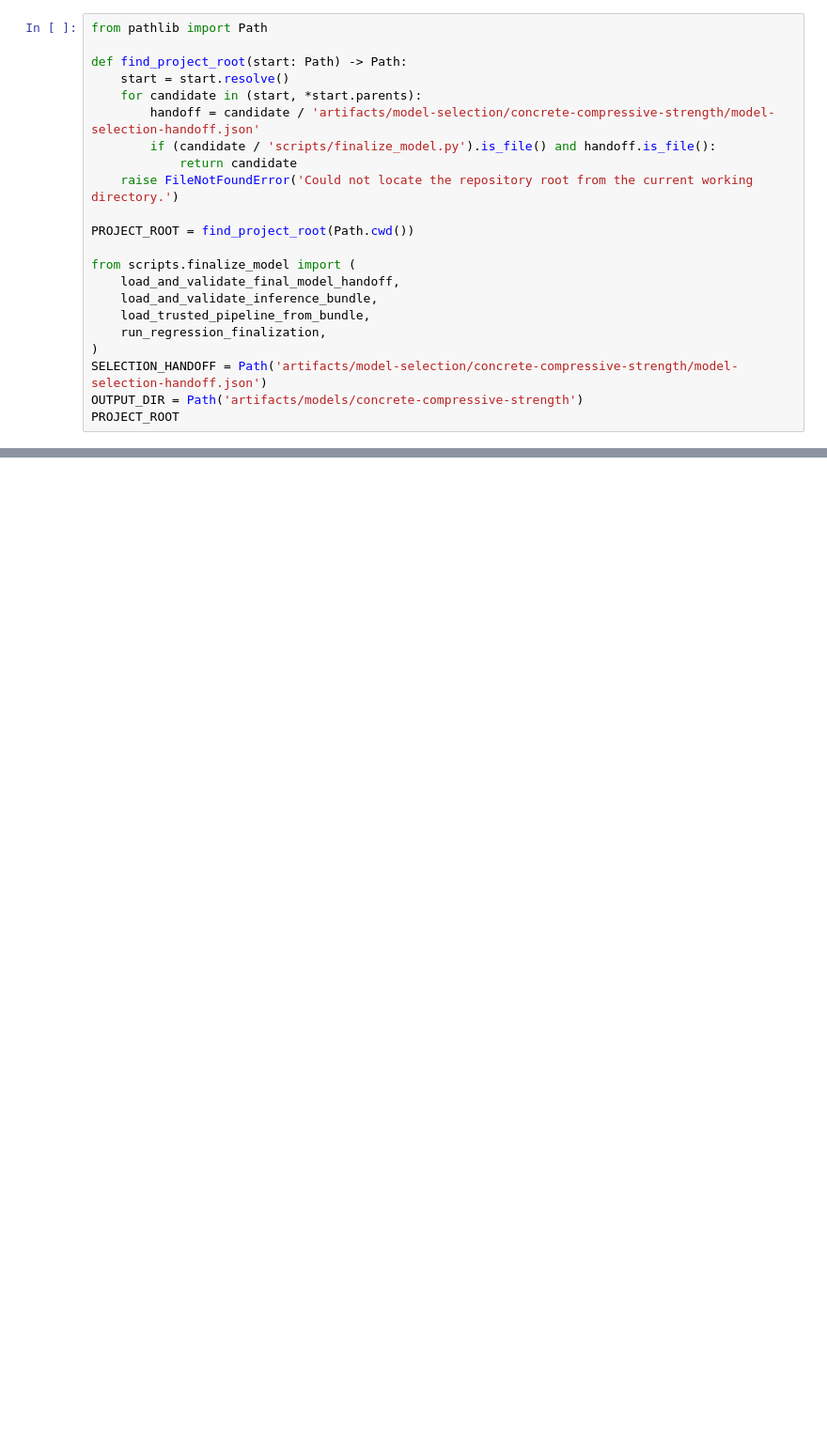
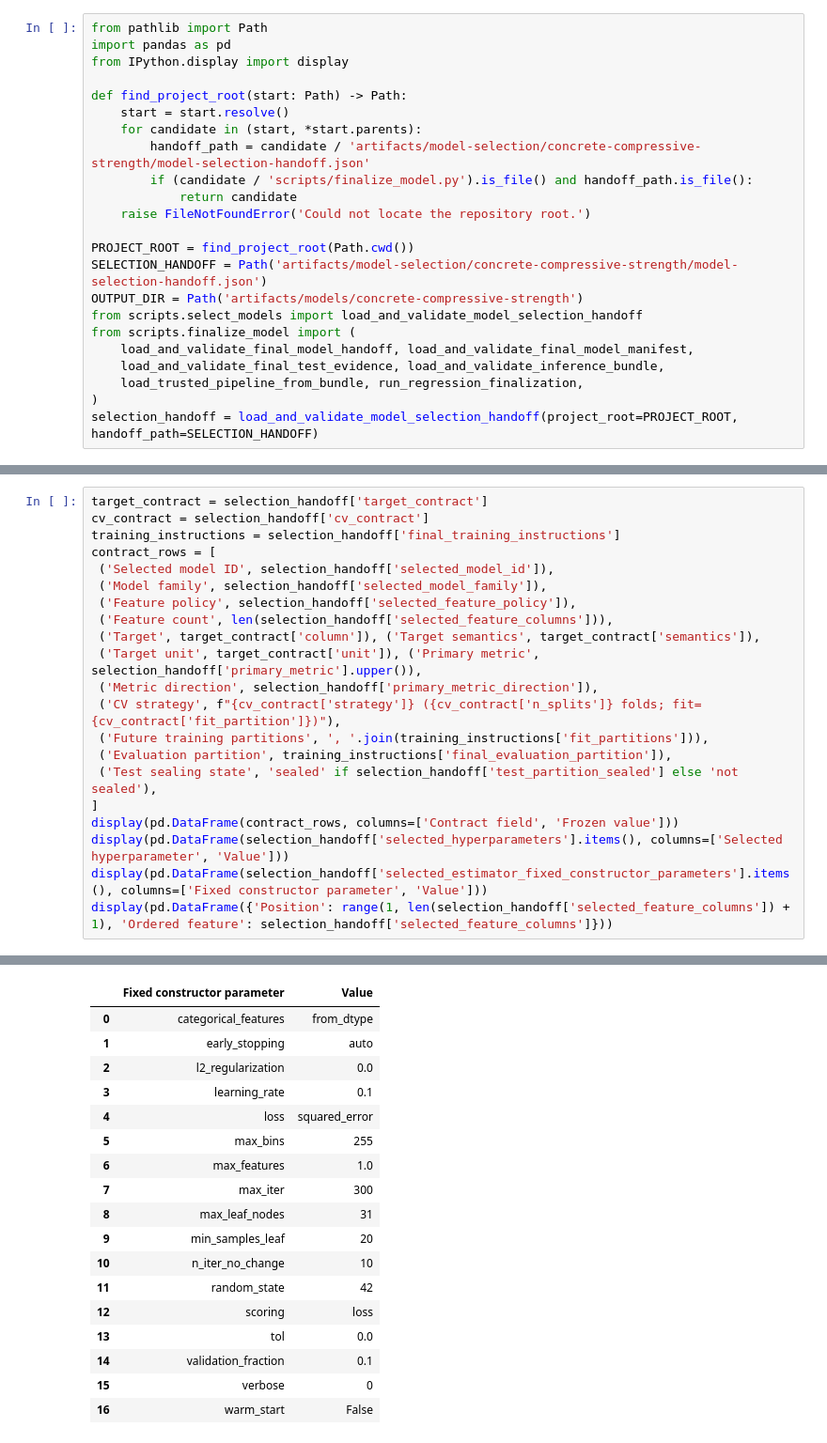
Before and after one commit to FabioAguiar/dataset-study-concrete-compressives-strength, a Jupyter notebook: notebooks/04_final_model_and_bundle.ipynb, the cells around one changed output, grey strips where cells are left out. Shown at 94% size. Cells and saved outputs as stored; diff of their text form; blank space fills up the shorter version.

Commit message:
docs(notebook): enrich continuous regression finalization presentation

```diff
--- a/notebooks/04_final_model_and_bundle.ipynb
+++ b/notebooks/04_final_model_and_bundle.ipynb
@@ -7,22 +7,23 @@ This notebook consumes only the persisted `model-selection-handoff.v3` and enfor
 # %%
 from pathlib import Path
+import pandas as pd
+from IPython.display import display
 
 def find_project_root(start: Path) -> Path:
     start = start.resolve()
     for candidate in (start, *start.parents):
-        handoff = candidate / 'artifacts/model-selection/concrete-compressive-strength/model-selection-handoff.json'
-        if (candidate / 'scripts/finalize_model.py').is_file() and handoff.is_file():
+        handoff_path = candidate / 'artifacts/model-selection/concrete-compressive-strength/model-selection-handoff.json'
+        if (candidate / 'scripts/finalize_model.py').is_file() and handoff_path.is_file():
             return candidate
-    raise FileNotFoundError('Could not locate the repository root from the current working directory.')
+    raise FileNotFoundError('Could not locate the repository root.')
 
 PROJECT_ROOT = find_project_root(Path.cwd())
-
-from scripts.finalize_model import (
-    load_and_validate_final_model_handoff,
-    load_and_validate_inference_bundle,
-    load_trusted_pipeline_from_bundle,
-    run_regression_finalization,
-)
 SELECTION_HANDOFF = Path('artifacts/model-selection/concrete-compressive-strength/model-selection-handoff.json')
 OUTPUT_DIR = Path('artifacts/models/concrete-compressive-strength')
-PROJECT_ROOT
+from scripts.select_models import load_and_validate_model_selection_handoff
+from scripts.finalize_model import (
+    load_and_validate_final_model_handoff, load_and_validate_final_model_manifest,
+    load_and_validate_final_test_evidence, load_and_validate_inference_bundle,
+    load_trusted_pipeline_from_bundle, run_regression_finalization,
+)
+selection_handoff = load_and_validate_model_selection_handoff(project_root=PROJECT_ROOT, handoff_path=SELECTION_HANDOFF)
@@ -73,0 +34,22 @@ The same public loaders are used by a separate validation process; SHA verificat
+# %%
+target_contract = selection_handoff['target_contract']
+cv_contract = selection_handoff['cv_contract']
+training_instructions = selection_handoff['final_training_instructions']
+contract_rows = [
+ ('Selected model ID', selection_handoff['selected_model_id']),
+ ('Model family', selection_handoff['selected_model_family']),
+ ('Feature policy', selection_handoff['selected_feature_policy']),
+ ('Feature count', len(selection_handoff['selected_feature_columns'])),
+ ('Target', target_contract['column']), ('Target semantics', target_contract['semantics']),
+ ('Target unit', target_contract['unit']), ('Primary metric', selection_handoff['primary_metric'].upper()),
+ ('Metric direction', selection_handoff['primary_metric_direction']),
+ ('CV strategy', f"{cv_contract['strategy']} ({cv_contract['n_splits']} folds; fit={cv_contract['fit_partition']})"),
+ ('Future training partitions', ', '.join(training_instructions['fit_partitions'])),
+ ('Evaluation partition', training_instructions['final_evaluation_partition']),
+ ('Test sealing state', 'sealed' if selection_handoff['test_partition_sealed'] else 'not sealed'),
+]
+display(pd.DataFrame(contract_rows, columns=['Contract field', 'Frozen value']))
+display(pd.DataFrame(selection_handoff['selected_hyperparameters'].items(), columns=['Selected hyperparameter', 'Value']))
+display(pd.DataFrame(selection_handoff['selected_estimator_fixed_constructor_parameters'].items(), columns=['Fixed constructor parameter', 'Value']))
+display(pd.DataFrame({'Position': range(1, len(selection_handoff['selected_feature_columns']) + 1), 'Ordered feature': selection_handoff['selected_feature_columns']}))
+# %% [output]
@@ -73,0 +75,18 @@ The same public loaders are used by a separate validation process; SHA verificat
+|  | Fixed constructor parameter | Value |
+| 0 | categorical_features | from_dtype |
+| 1 | early_stopping | auto |
+| 2 | l2_regularization | 0.0 |
+| 3 | learning_rate | 0.1 |
+| 4 | loss | squared_error |
+| 5 | max_bins | 255 |
+| 6 | max_features | 1.0 |
+| 7 | max_iter | 300 |
+| 8 | max_leaf_nodes | 31 |
+| 9 | min_samples_leaf | 20 |
+| 10 | n_iter_no_change | 10 |
+| 11 | random_state | 42 |
+| 12 | scoring | loss |
+| 13 | tol | 0.0 |
+| 14 | validation_fraction | 0.1 |
+| 15 | verbose | 0 |
+| 16 | warm_start | False |
```
Also changed, not shown: parts of 22 cells of this notebook.
